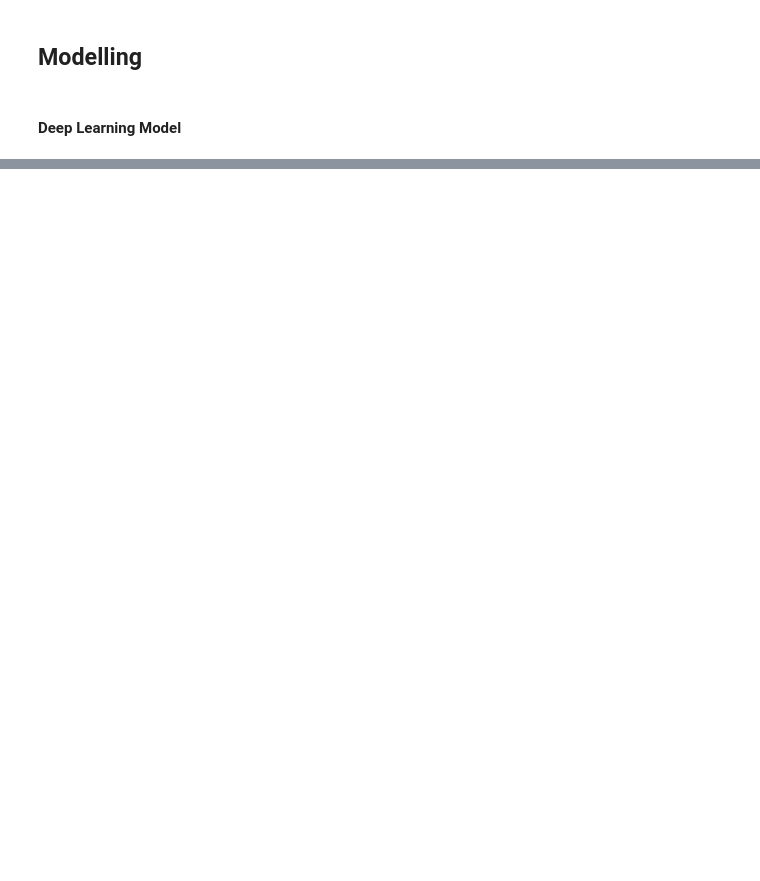
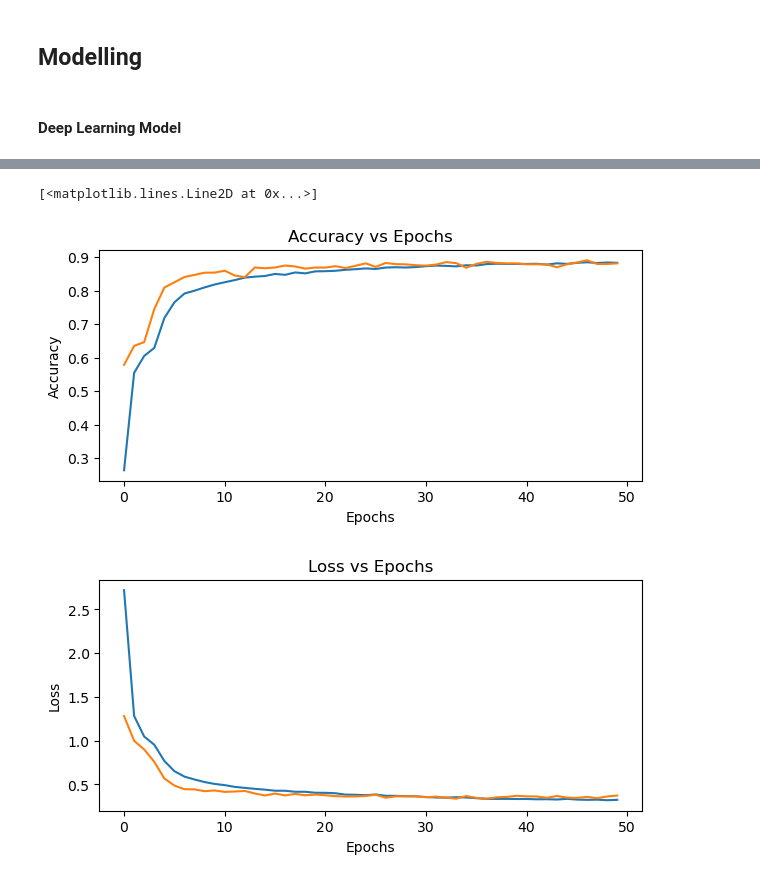
Before and after one commit to pavankumarbalijepalli/cv-image-classification-lbd, a Jupyter notebook: mnist-fashion.ipynb, the cells around one changed output, grey strips where cells are left out. Saved outputs shown, nothing was run; the diff lists cells and outputs as text; code cells hidden in the pictures; blank space fills up the shorter version.

```diff
--- a/mnist-fashion.ipynb
+++ b/mnist-fashion.ipynb
@@ -105,0 +136,20 @@ ModuleNotFoundError: No module named 'tensorflow'
+# %%
+dnn_model = Sequential([
+    Dense(256, activation='relu', input_shape=[784]),
+    Dropout(0.1),
+    Dense(128, activation='relu'),
+    Dropout(0.1),
+    Dense(64, activation='relu'),
+    Dropout(0.1),
+    Dense(32, activation='relu'),
+    Dropout(0.1),
+    Dense(16, activation='relu'),
+    Dropout(0.1),
+    Dense(10, activation='softmax')
+])
+# %%
+from tensorflow.keras.optimizers import Adam
+lr = 0.001
+epochs = 50
+batch_size = 128
+dnn_model.compile(optimizer=Adam(lr), loss='categorical_crossentropy', metrics=['accuracy'])
@@ -105,0 +176,9 @@ ModuleNotFoundError: No module named 'tensorflow'
+# %%
+dnn_model.fit(
+    x_train,
+    y_train,
+    validation_data = (x_val, y_val),
+    epochs = epochs,
+    batch_size=batch_size,
+    callbacks=[MyCallback()],
+    shuffle = True)
@@ -105,0 +204,20 @@ ModuleNotFoundError: No module named 'tensorflow'
+# %%
+dnn_history = dnn_model.history.history
+
+plt.figure(figsize=(7,3))
+plt.title(f'Accuracy vs Epochs')
+plt.xlabel(f'Epochs')
+plt.ylabel(f'Accuracy')
+plt.plot(dnn_model.history.history['accuracy'])
+plt.plot(dnn_model.history.history['val_accuracy'])
+
+plt.figure(figsize=(7,3))
+plt.title(f'Loss vs Epochs')
+plt.xlabel(f'Epochs')
+plt.ylabel(f'Loss')
+plt.plot(dnn_model.history.history['loss'])
+plt.plot(dnn_model.history.history['val_loss'])
+# %% [output]
+[<matplotlib.lines.Line2D at 0x...>]
+[figure, added]
+[figure, added]
```
Also changed, not shown: parts of 20 cells of this notebook.
